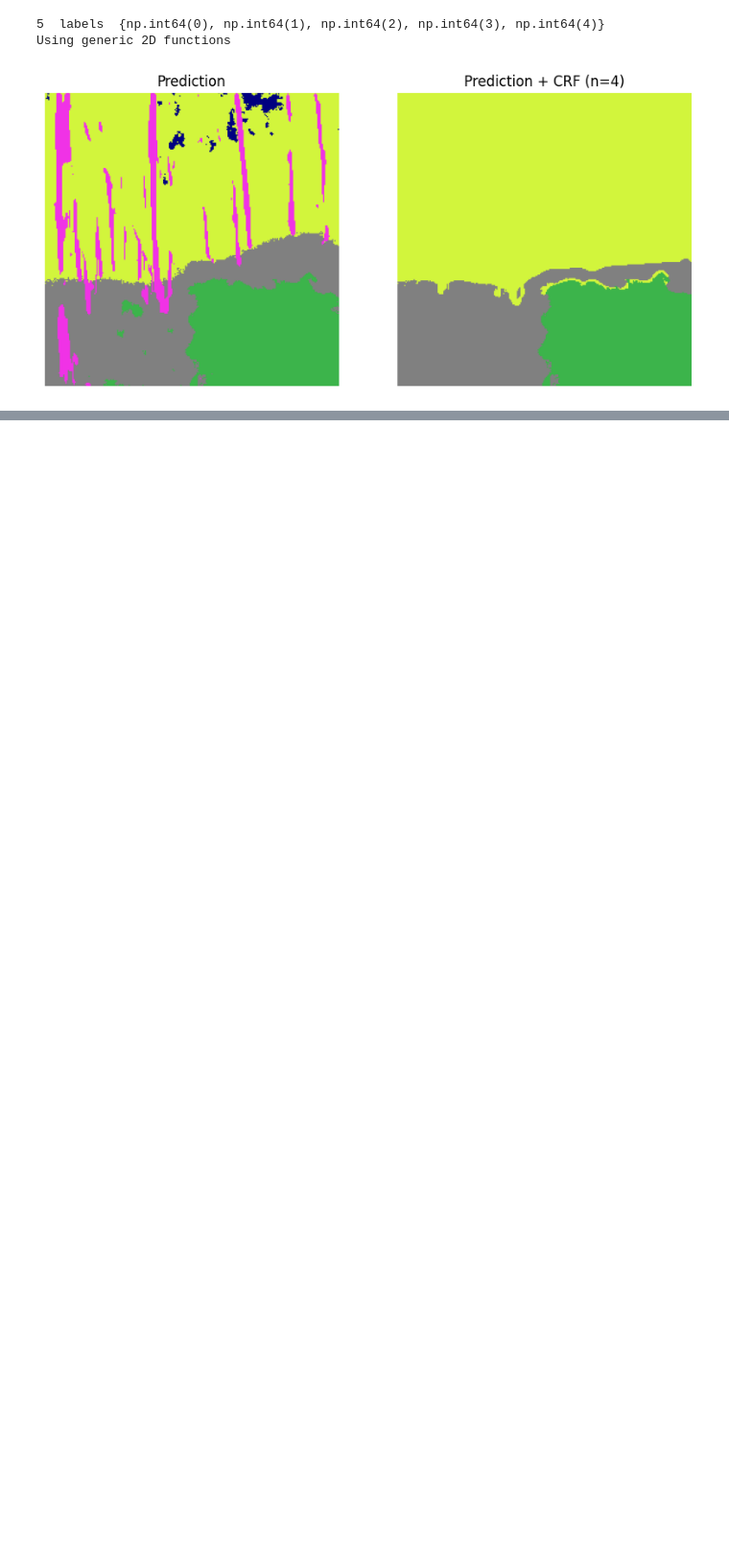
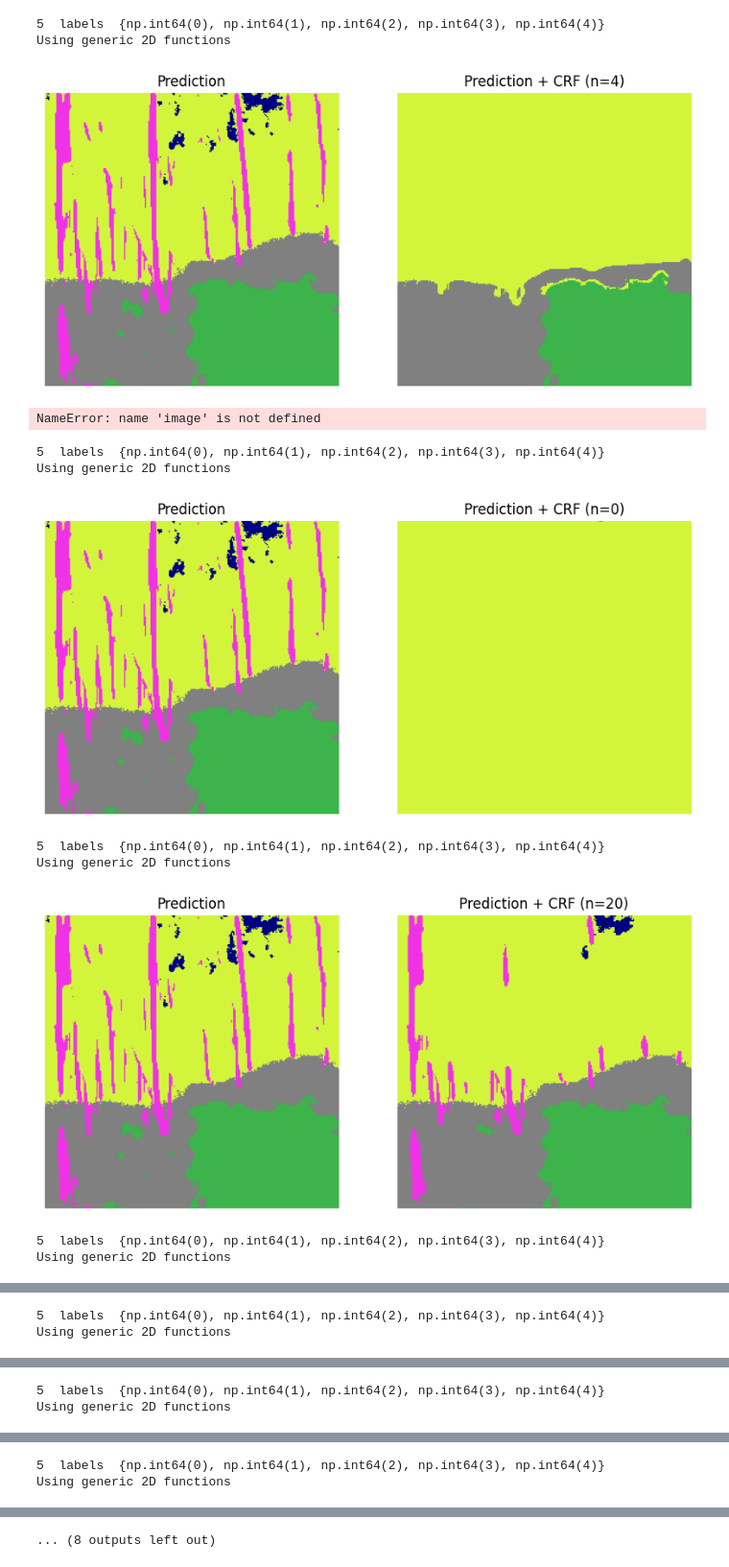
Before and after one commit to liam0414/COMP9517-Project, a Jupyter notebook: postprocessing_superpixel_morphology.ipynb, the cells around one changed output, grey strips where cells are left out. Shown at 96% size. Drawn from its saved outputs; the diff is of its cells as text; code cells hidden in the pictures; blank space fills up the shorter version.

```diff
--- a/postprocessing_superpixel_morphology.ipynb
+++ b/postprocessing_superpixel_morphology.ipynb
@@ -416,3 +416,69 @@ Using generic 2D functions
 5  labels  {np.int64(0), np.int64(1), np.int64(2), np.int64(3), np.int64(4)}
 Using generic 2D functions
 [figure]
+# %%
+import crf
+
+# Adjusting gaussian size
+for i in range(1, 5):
+    crf_res = crf.crf_custom(image, pred_new2, 1, gaussian_size=i)
+
+
+    plt.figure(figsize=(10, 10))
+    plt.subplot(141)
+    plt.imshow(image)
+    plt.title("Original Image")
+    plt.axis('off')
+
+    plt.subplot(142)
+    plt.imshow(label_to_rgb(lbl, METAINFO['palette']))
+    plt.title("Ground Truth")
+    plt.axis('off')
+
+    plt.subplot(144)
+    plt.imshow(pred_new2)
+    plt.title("Prediction")
+    plt.axis('off')
+
+    plt.subplot(144)
+    plt.imshow(crf_res)
+    plt.title(f"Prediction + CRF (n={i})")
+    plt.axis('off')
+
+    plt.show()
+# %% [output]
+NameError: name 'image' is not defined
+# %%
+import crf
+
+# Adjusting bilaterial_size size
+for i in range(0, 200, 20):
+    crf_res = crf.crf_custom(image, pred_new2, 3, bilaterial_size=i)
+
+    plt.figure(figsize=(10, 10))
+    plt.subplot(131)
+    plt.imshow(label_to_rgb(lbl, METAINFO['palette']))
+    plt.title("Prediction")
+    plt.axis('off')
+
+
+    plt.subplot(132)
+    plt.imshow(pred_new2)
+    plt.title("Prediction")
+    plt.axis('off')
+
+    plt.subplot(133)
+    plt.imshow(crf_res)
+    plt.title(f"Prediction + CRF (n={i})")
+    plt.axis('off')
+
+    plt.show()
+# %% [output]
+5  labels  {np.int64(0), np.int64(1), np.int64(2), np.int64(3), np.int64(4)}
+Using generic 2D functions
+[figure, added]
+5  labels  {np.int64(0), np.int64(1), np.int64(2), np.int64(3), np.int64(4)}
+Using generic 2D functions
+[figure, added]
+5  labels  {np.int64(0), np.int64(1), np.int64(2), np.int64(3), np.int64(4)}
+Using generic 2D functions
@@ -418,0 +486,2 @@ Using generic 2D functions
+5  labels  {np.int64(0), np.int64(1), np.int64(2), np.int64(3), np.int64(4)}
+Using generic 2D functions
@@ -418,0 +489,2 @@ Using generic 2D functions
+5  labels  {np.int64(0), np.int64(1), np.int64(2), np.int64(3), np.int64(4)}
+Using generic 2D functions
@@ -418,0 +492,2 @@ Using generic 2D functions
+5  labels  {np.int64(0), np.int64(1), np.int64(2), np.int64(3), np.int64(4)}
+Using generic 2D functions
@@ -418,0 +495 @@ Using generic 2D functions
+... (8 outputs left out)
```
Also changed, not shown: parts of 1 cell of this notebook.
